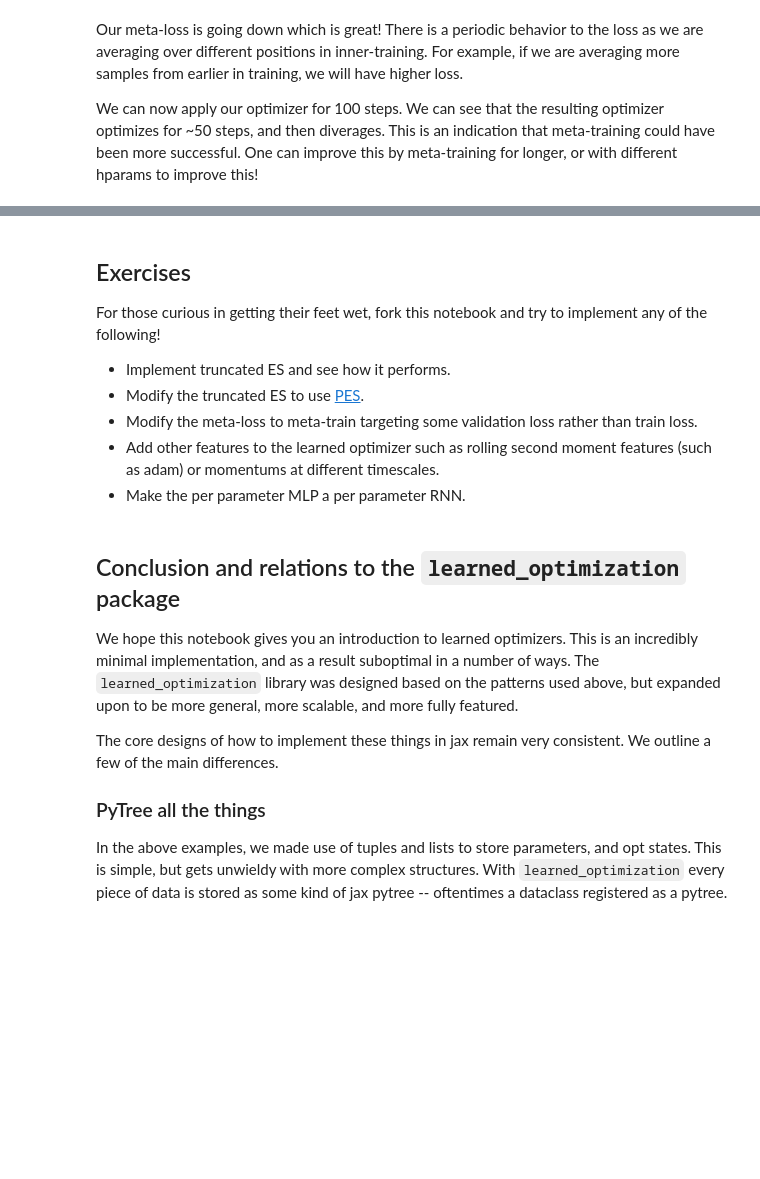
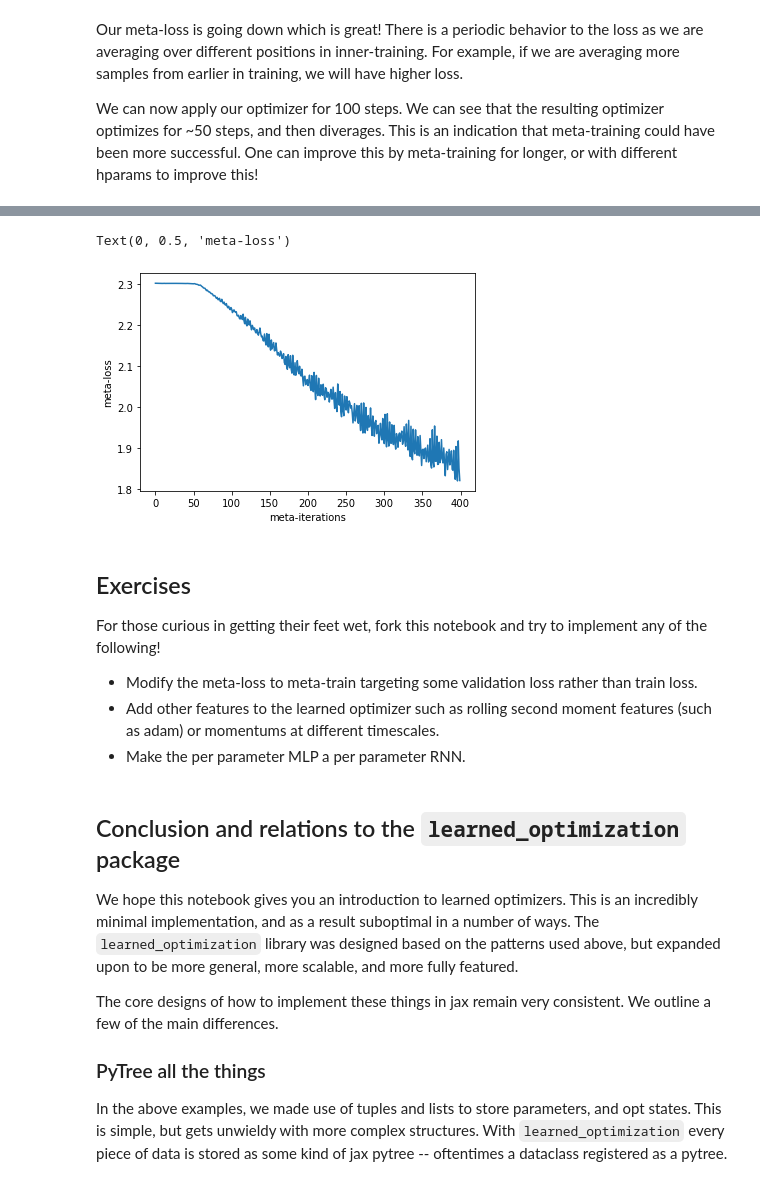
Before and after one commit to google/learned_optimization, a Jupyter notebook: docs/notebooks/no_dependency_learned_optimizer.ipynb, the cells around one changed output, grey strips where cells are left out. Saved outputs shown, nothing was run; the diff lists cells and outputs as text; code cells hidden in the pictures; blank space fills up the shorter version.

Commit message:
Add truncated ES and truncated PES to the no dependency learned optimizer notebook.
PiperOrigin-RevId: 436320065

```diff
--- a/docs/notebooks/no_dependency_learned_optimizer.ipynb
+++ b/docs/notebooks/no_dependency_learned_optimizer.ipynb
@@ -737,0 +898,35 @@ for j in range(10):
+# %%
+num_tasks = 32
+
+key = jax.random.PRNGKey(1)
+inner_opt_state = lopt.initial_inner_opt_state(meta_params, task.init(key))
+batch = get_batch_seq(10)
+
+meta_params = lopt.init_meta_params(key)
+
+# construct the initial PES state which is passed from iteration to iteration
+def init_single_inner_opt_state(key):
+  return lopt.initial_inner_opt_state(meta_params, task.init(key))
+keys = jax.random.split(key, num_tasks)
+inner_opt_states = jax.vmap(init_single_inner_opt_state)(keys)
+accumulator = jax.tree_map(lambda x: jnp.zeros([num_tasks] + list(x.shape)), meta_params)
+# Randomly set the initial iteration to prevent the tasks from running in lock step.
+on_iterations = jax.random.randint(key, [num_tasks], 0, 30)
+pes_state = (accumulator, inner_opt_states, inner_opt_states, on_iterations)
+# %%
+meta_opt = Adam(0.0003)
+meta_opt_state = meta_opt.init(meta_params)
+
+meta_losses = []
+
+num_steps = int(os.environ.get("LOPT_TRAIN_LENGTH", 400))
+for i in range(num_steps):
+  data = get_vec_batch_seq(num_tasks, 10)
+  key1, key = jax.random.split(key)
+  keys = jax.random.split(key1, num_tasks)
+  (loss, pes_state), meta_grad = vec_short_segment_pes(
+      meta_opt_state[0], keys, pes_state, data)
+  meta_losses.append(loss)
+  if i % 20 == 0:
+    print(i, onp.mean(meta_losses[-20:]))
+  meta_opt_state = meta_opt.update(meta_opt_state, meta_grad)
@@ -738,9 +954,14 @@ for j in range(10):
+# %%
+plt.plot(meta_losses)
+plt.xlabel("meta-iterations")
+plt.ylabel("meta-loss")
+# %% [output]
+Text(0, 0.5, 'meta-loss')
+[figure, added]
 # %% [markdown]
 ## Exercises
 For those curious in getting their feet wet, fork this notebook and try to implement any of the following!
 
-* Implement truncated ES and see how it performs.
-* Modify the truncated ES to use [PES](https://arxiv.org/abs/2112.13835).
 * Modify the meta-loss to meta-train targeting some validation loss rather than train loss.
 * Add other features to the learned optimizer such as rolling second moment features (such as adam) or momentums at different timescales.
 * Make the per parameter MLP a per parameter RNN.
```
Also changed, not shown: parts of 30 cells of this notebook, 2 other files.
